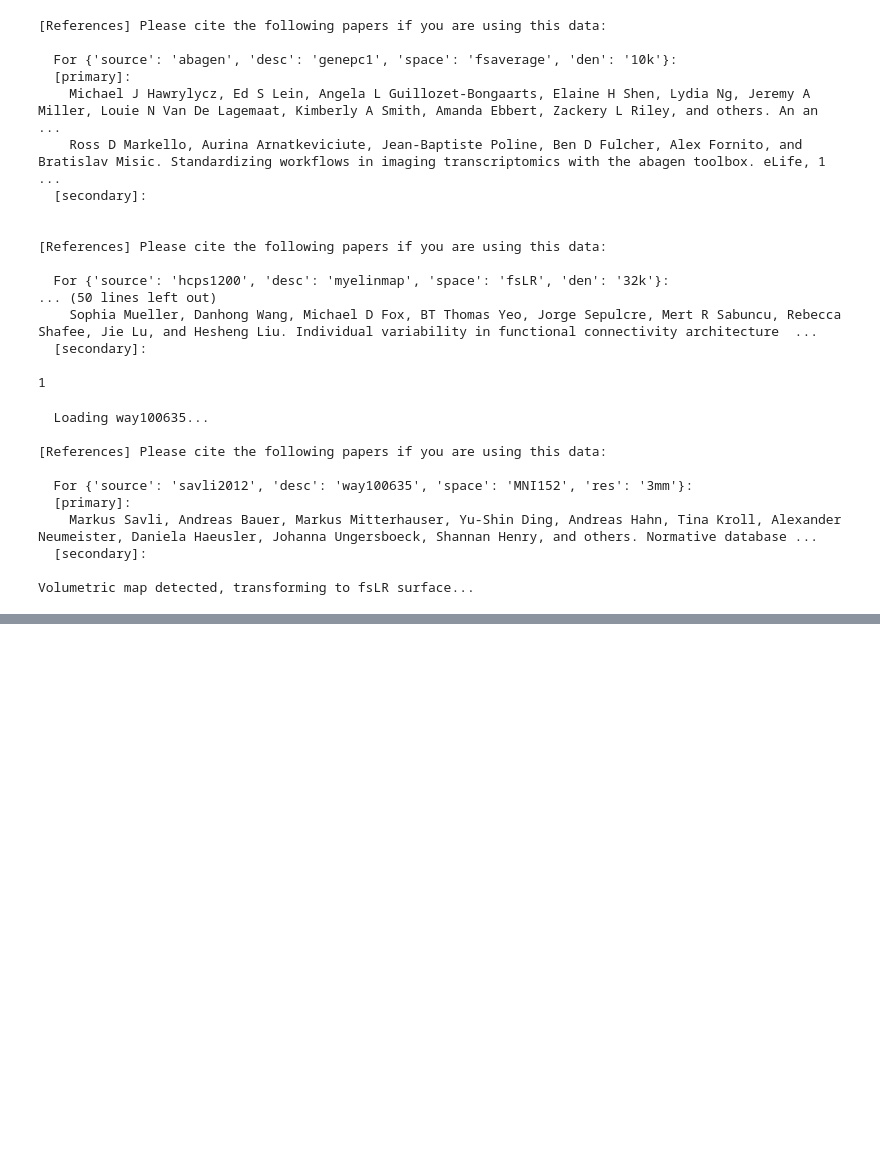
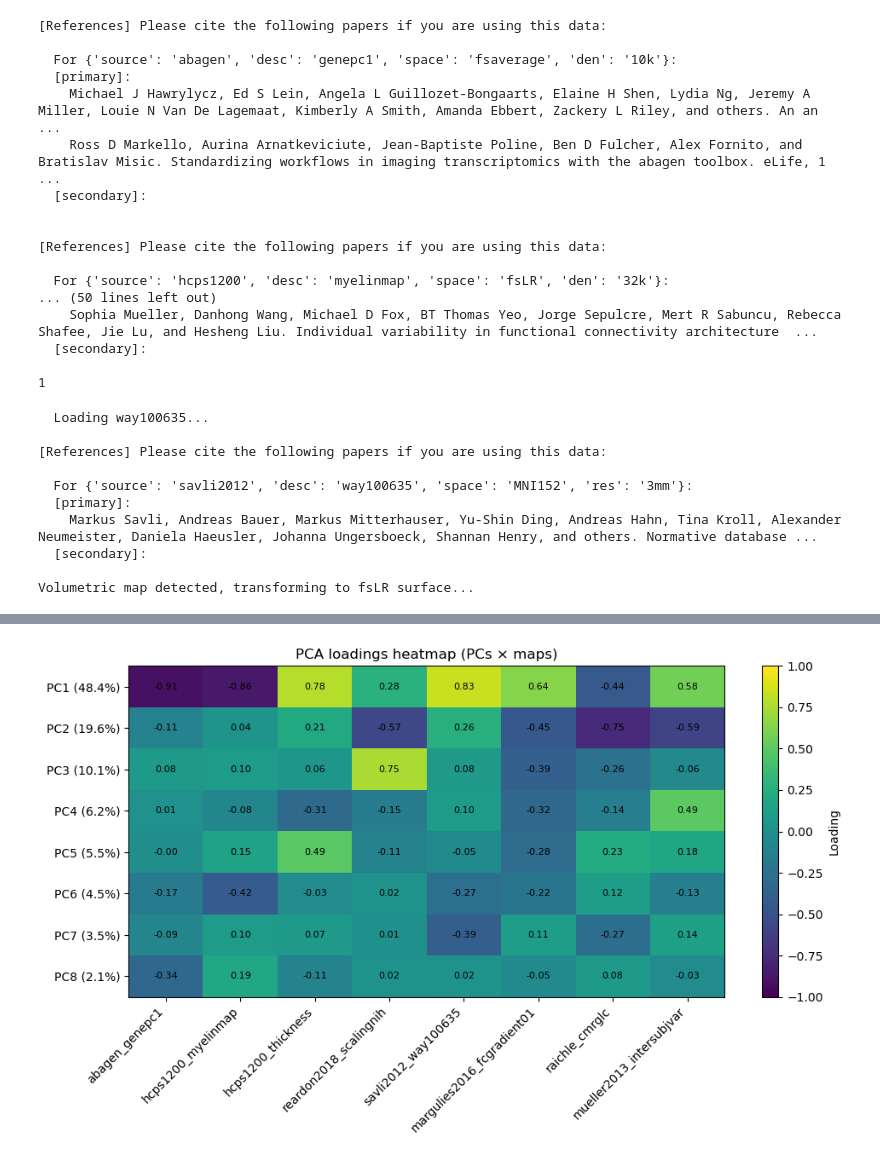
Before and after one commit to kesouder/BrainMap_Analysis, a Jupyter notebook: main.ipynb, the cells around one changed output, grey strips where cells are left out. Saved outputs shown, nothing was run; the diff lists cells and outputs as text; code cells hidden in the pictures; blank space fills up the shorter version.

```diff
--- a/main.ipynb
+++ b/main.ipynb
@@ -313,0 +368,17 @@ cov_corr_df
+# %%
+L = loadings.T  # (8 PCs, 8 maps)
+plt.figure(figsize=(10, 6))
+im = plt.imshow(L, aspect="auto", vmin=-1, vmax=1)
+# axis labels
+plt.xticks(np.arange(len(names)), names, rotation=45, ha="right")
+plt.yticks(np.arange(len(L)), [f"PC{i+1} ({var_exp[i]:.1%})" for i in range(len(L))])
+plt.title("PCA loadings heatmap (PCs × maps)")
+# annotate each cell value
+for i in range(len(L)):
+    for j in range(len(names)):
+        plt.text(j, i, f"{L[i, j]:.2f}", ha="center", va="center", fontsize=8)
+plt.colorbar(im, label="Loading")
+plt.tight_layout()
+plt.show()
+# %% [output]
+[figure, added]
```
Also changed, not shown: parts of 8 cells of this notebook.
